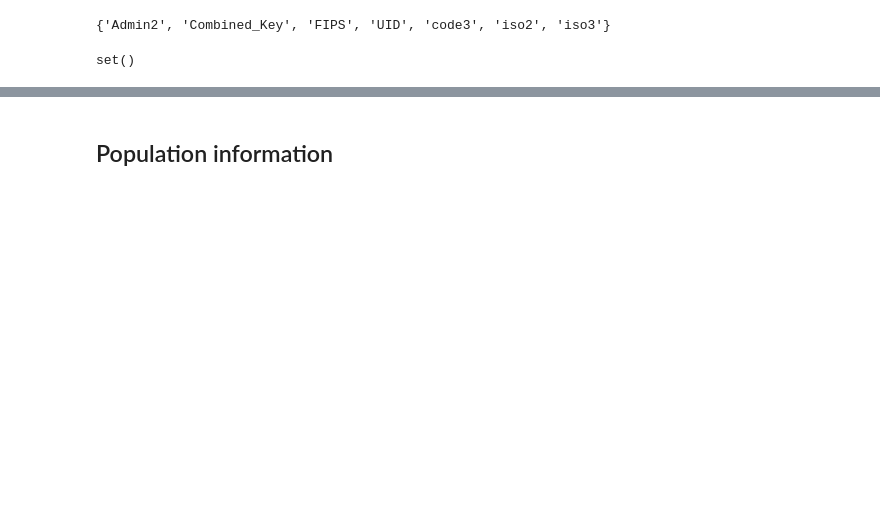
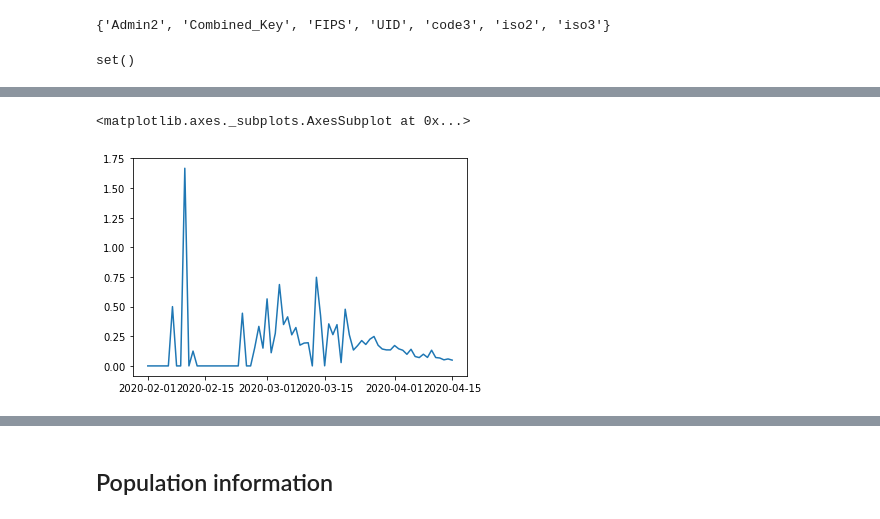
Before and after one commit to jaysttw/covid-19-analyses, a Jupyter notebook: COVID-19.ipynb, the cells around one changed output, grey strips where cells are left out. Cells and saved outputs as stored; diff of their text form; code cells hidden in the pictures; blank space fills up the shorter version.

```diff
--- a/COVID-19.ipynb
+++ b/COVID-19.ipynb
@@ -100,0 +115,5 @@ np.log(df_by_country.sum(axis=1)).diff().hist(bins=100)
+# %%
+df_by_country['United Kingdom'].pct_change().plot()
+# %% [output]
+<matplotlib.axes._subplots.AxesSubplot at 0x...>
+[figure, added]
```
Also changed, not shown: parts of 33 cells of this notebook.
